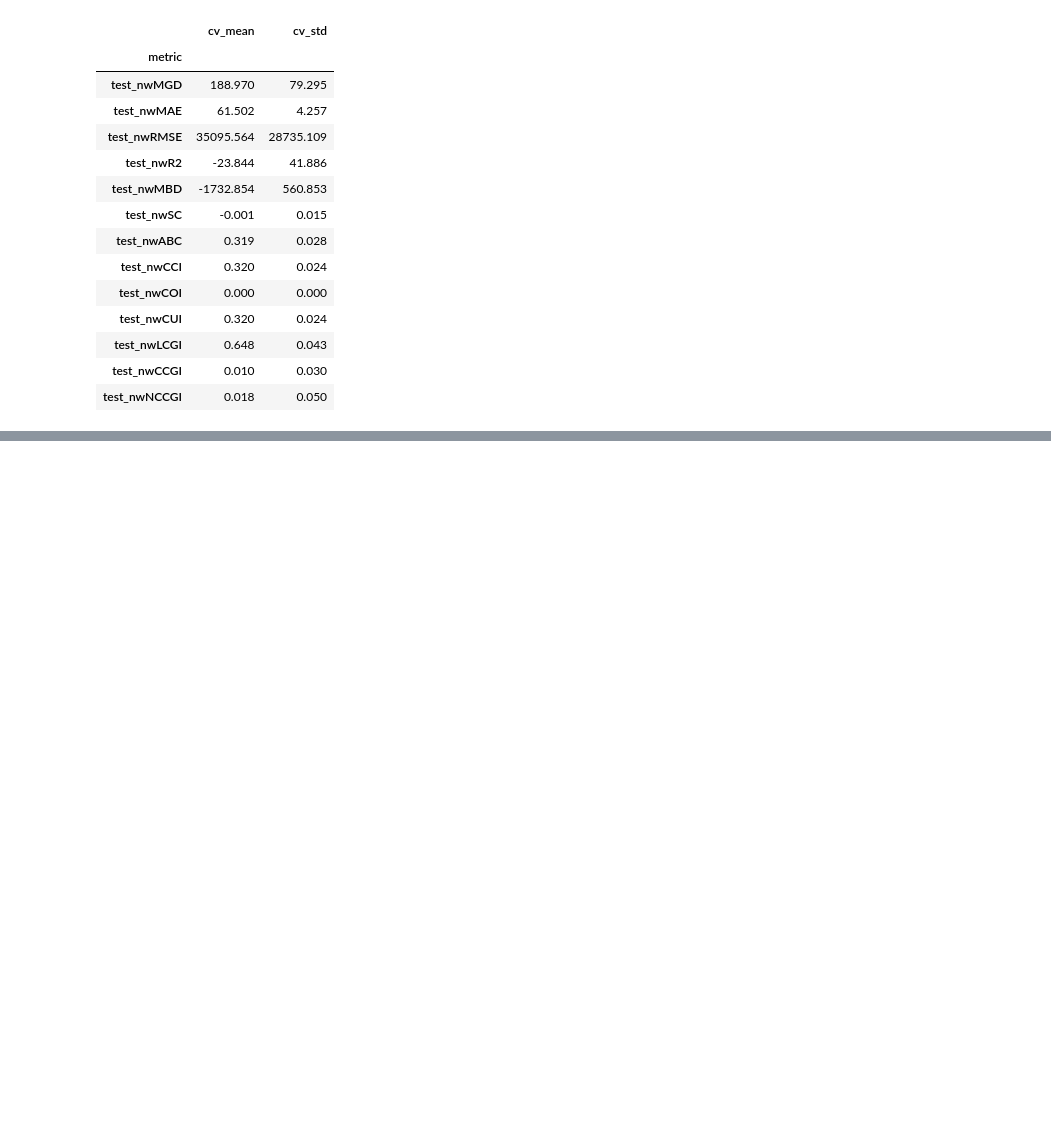
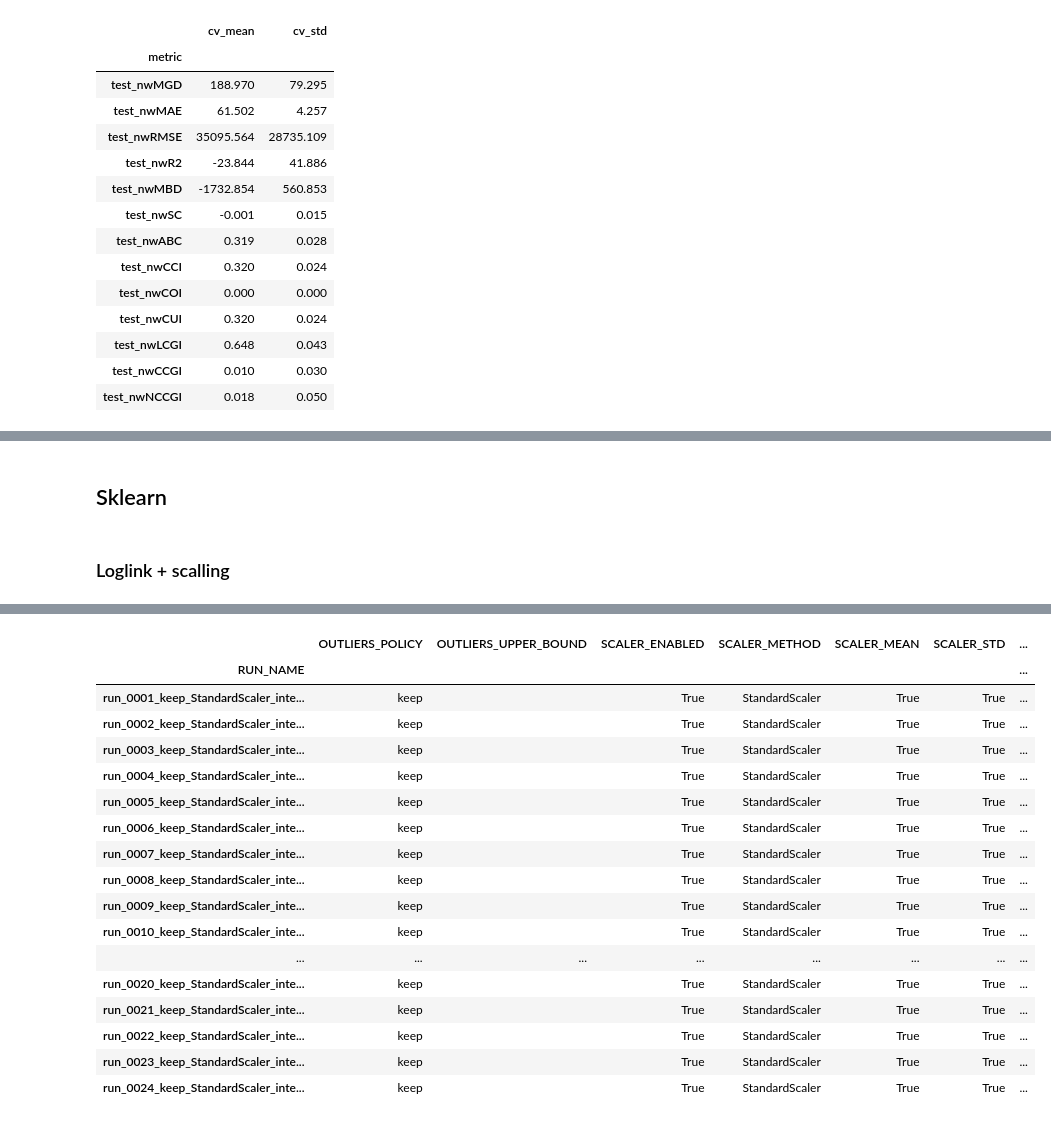
Before and after one commit to krzpiesiewicz/claim-modelling-kedro, a Jupyter notebook: claim_modelling_kedro/notebooks/exp_severity.ipynb, the cells around one changed output, grey strips where cells are left out. Cells and saved outputs as stored; diff of their text form; code cells hidden in the pictures; blank space fills up the shorter version.

```diff
--- a/claim_modelling_kedro/notebooks/exp_severity.ipynb
+++ b/claim_modelling_kedro/notebooks/exp_severity.ipynb
@@ -32,3 +34,8 @@ my_kedro = MyKedro()
+# %%
+import pandas as pd
+pd.set_option("display.max_rows", 200)
+pd.set_option("display.max_columns", 100)  # np. maksymalna liczba kolumn
+pd.set_option("display.max_colwidth", None)  # pełna szerokość kolumny
 # %%
 my_kedro.reload()
 # %% [output]
@@ -227,0 +716,57 @@ test_wuthrich_cv_stats.round(3)
+# %% [markdown]
+## Sklearn
+# %% [markdown]
+### Loglink + scalling
+# %%
+# Flagi konfiguracyjne – kontrolują, które grupy parametrów generować
+gen_outliers_policy = False
+gen_scaler = False
+gen_intercept_scale = False
+gen_trg_divisor = False
+
+# Domyślne wartości dla parametrów, gdy nie są generowane
+default_outliers_policy = 'keep'
+default_outliers_upper_bound = ''
+default_scaler_method = 'StandardScaler'
+default_scaler_mean = True
+default_scaler_std = True
+default_scaler_range = [-1, 1]
+default_intercept_scale = 1
+default_trg_divisor = 1
+
+# Wszystkie możliwe wartości parametrów
+OUTLIERS_POLICY = ['keep', 'drop', 'clip'] if gen_outliers_policy else [default_outliers_policy]
+OUTLIERS_UPPER_BOUND = [70000, 100000] if gen_outliers_policy else [default_outliers_upper_bound]
+
+SCALER_ENABLED = [False, True] if gen_scaler else [True]
+SCALER_METHOD = ['StandardScaler', 'MinMaxScaler', 'RobustScaler', 'MaxAbsScaler'] if gen_scaler else [default_scaler_method]
+SCALER_MEAN = [False, True] if gen_scaler else [default_scaler_mean]
+SCALER_STD = [False, True] if gen_scaler else [default_scaler_std]
+SCALER_RANGE = [[-1, 1], [0, 1]] if gen_scaler else [default_scaler_range]
+
+INTERCEPT_SCALE = [0.001, 0.1, 1, 10] if gen_intercept_scale else [default_intercept_scale]
+TRG_DIVISOR = [1, 2, 10, 20, 50, 100] if gen_trg_divisor else [default_trg_divisor]
+
+DESCRIPTION_TEMPLATE = """|
+    Baseline Sklearn Gamma GLM with the log link. It uses Wuthrich feature engineering.
+    sample:
+      - outliers policy: {outliers_policy}{outliers_bound_clause}
+    feature engineering:
+      - Wuthrich features
+      - no reducing categories
+      - one-hot encoding
+      - {scaling_desc}
+    feature selection:
+      - all features
+    model:
+      - no regularization,
+      - {intercept_scale}
+      - {trg_divisor}
+    calibration:
+      - no calibration
+"""
+
+df = generate_runs_config_list()
+df_for_table = df.drop(columns=["DESCRIPTION"]).set_index("RUN_NAME")
+df_for_table
+# %% [output]
@@ -227,0 +774,18 @@ test_wuthrich_cv_stats.round(3)
+|  | OUTLIERS_POLICY | OUTLIERS_UPPER_BOUND | SCALER_ENABLED | SCALER_METHOD | SCALER_MEAN | SCALER_STD | ... |
+| RUN_NAME |  |  |  |  |  |  | ... |
+| run_0001_keep_StandardScaler_inte... | keep |  | True | StandardScaler | True | True | ... |
+| run_0002_keep_StandardScaler_inte... | keep |  | True | StandardScaler | True | True | ... |
+| run_0003_keep_StandardScaler_inte... | keep |  | True | StandardScaler | True | True | ... |
+| run_0004_keep_StandardScaler_inte... | keep |  | True | StandardScaler | True | True | ... |
+| run_0005_keep_StandardScaler_inte... | keep |  | True | StandardScaler | True | True | ... |
+| run_0006_keep_StandardScaler_inte... | keep |  | True | StandardScaler | True | True | ... |
+| run_0007_keep_StandardScaler_inte... | keep |  | True | StandardScaler | True | True | ... |
+| run_0008_keep_StandardScaler_inte... | keep |  | True | StandardScaler | True | True | ... |
+| run_0009_keep_StandardScaler_inte... | keep |  | True | StandardScaler | True | True | ... |
+| run_0010_keep_StandardScaler_inte... | keep |  | True | StandardScaler | True | True | ... |
+| ... | ... | ... | ... | ... | ... | ... | ... |
+| run_0020_keep_StandardScaler_inte... | keep |  | True | StandardScaler | True | True | ... |
+| run_0021_keep_StandardScaler_inte... | keep |  | True | StandardScaler | True | True | ... |
+| run_0022_keep_StandardScaler_inte... | keep |  | True | StandardScaler | True | True | ... |
+| run_0023_keep_StandardScaler_inte... | keep |  | True | StandardScaler | True | True | ... |
+| run_0024_keep_StandardScaler_inte... | keep |  | True | StandardScaler | True | True | ... |
```
Also changed, not shown: parts of 56 cells of this notebook.
